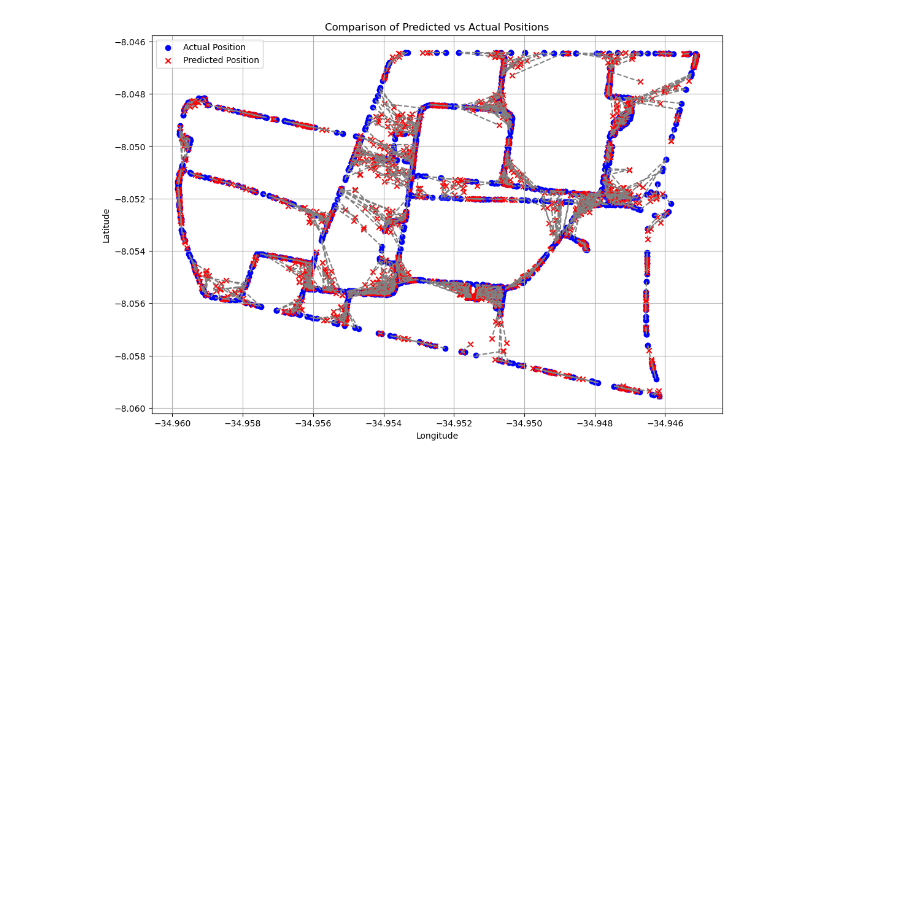
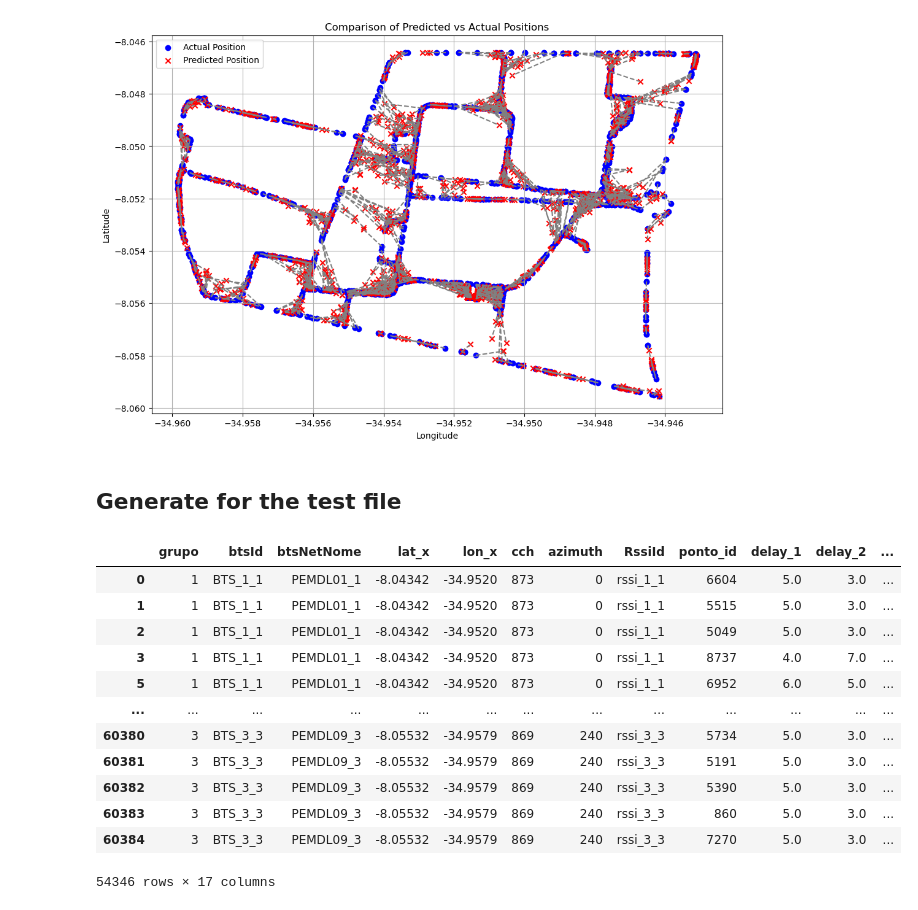
Before and after one commit to PaulaPerazzo/localization-project, a Jupyter notebook: knn.ipynb, the cells around one changed output. Cells and saved outputs as stored; diff of their text form; code cells hidden in the pictures; blank space fills up the shorter version.

```diff
--- a/knn.ipynb
+++ b/knn.ipynb
@@ -239,3 +239,27 @@ plt.grid(True)
 plt.show()
 # %% [output]
 [figure]
+# %% [markdown]
+## Generate for the test file
+# %%
+data_tested = pd.concat([X_test, y_test], axis=1)
+
+data_train = pd.read_csv('./data/data_train.csv')
+
+## removed tested data from data_train
+data_train = data_train[~data_train.isin(data_tested)].dropna()
+data_train
+# %% [output]
+|  | grupo | btsId | btsNetNome | lat_x | lon_x | cch | azimuth | RssiId | ponto_id | delay_1 | delay_2 | ... |
+| 0 | 1 | BTS_1_1 | PEMDL01_1 | -8.04342 | -34.9520 | 873 | 0 | rssi_1_1 | 6604 | 5.0 | 3.0 | ... |
+| 1 | 1 | BTS_1_1 | PEMDL01_1 | -8.04342 | -34.9520 | 873 | 0 | rssi_1_1 | 5515 | 5.0 | 3.0 | ... |
+| 2 | 1 | BTS_1_1 | PEMDL01_1 | -8.04342 | -34.9520 | 873 | 0 | rssi_1_1 | 5049 | 5.0 | 3.0 | ... |
+| 3 | 1 | BTS_1_1 | PEMDL01_1 | -8.04342 | -34.9520 | 873 | 0 | rssi_1_1 | 8737 | 4.0 | 7.0 | ... |
+| 5 | 1 | BTS_1_1 | PEMDL01_1 | -8.04342 | -34.9520 | 873 | 0 | rssi_1_1 | 6952 | 6.0 | 5.0 | ... |
+| ... | ... | ... | ... | ... | ... | ... | ... | ... | ... | ... | ... | ... |
+| 60380 | 3 | BTS_3_3 | PEMDL09_3 | -8.05532 | -34.9579 | 869 | 240 | rssi_3_3 | 5734 | 5.0 | 3.0 | ... |
+| 60381 | 3 | BTS_3_3 | PEMDL09_3 | -8.05532 | -34.9579 | 869 | 240 | rssi_3_3 | 5191 | 5.0 | 3.0 | ... |
+| 60382 | 3 | BTS_3_3 | PEMDL09_3 | -8.05532 | -34.9579 | 869 | 240 | rssi_3_3 | 5390 | 5.0 | 3.0 | ... |
+| 60383 | 3 | BTS_3_3 | PEMDL09_3 | -8.05532 | -34.9579 | 869 | 240 | rssi_3_3 | 860 | 5.0 | 3.0 | ... |
+| 60384 | 3 | BTS_3_3 | PEMDL09_3 | -8.05532 | -34.9579 | 869 | 240 | rssi_3_3 | 7270 | 5.0 | 3.0 | ... |
+54346 rows × 17 columns
```
Also changed, not shown: parts of 7 cells of this notebook, 1 other file.
